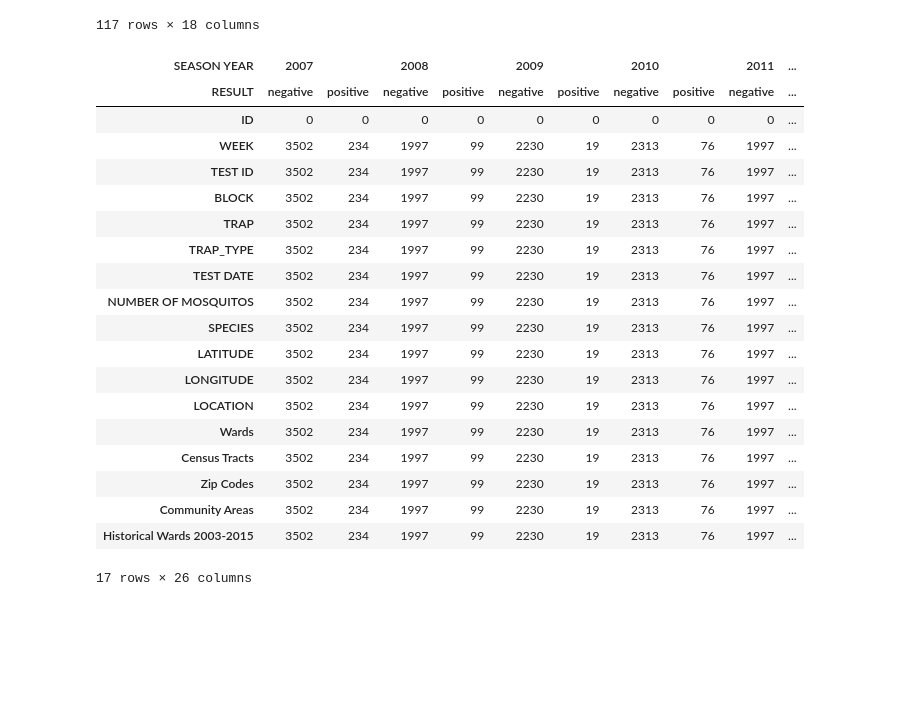
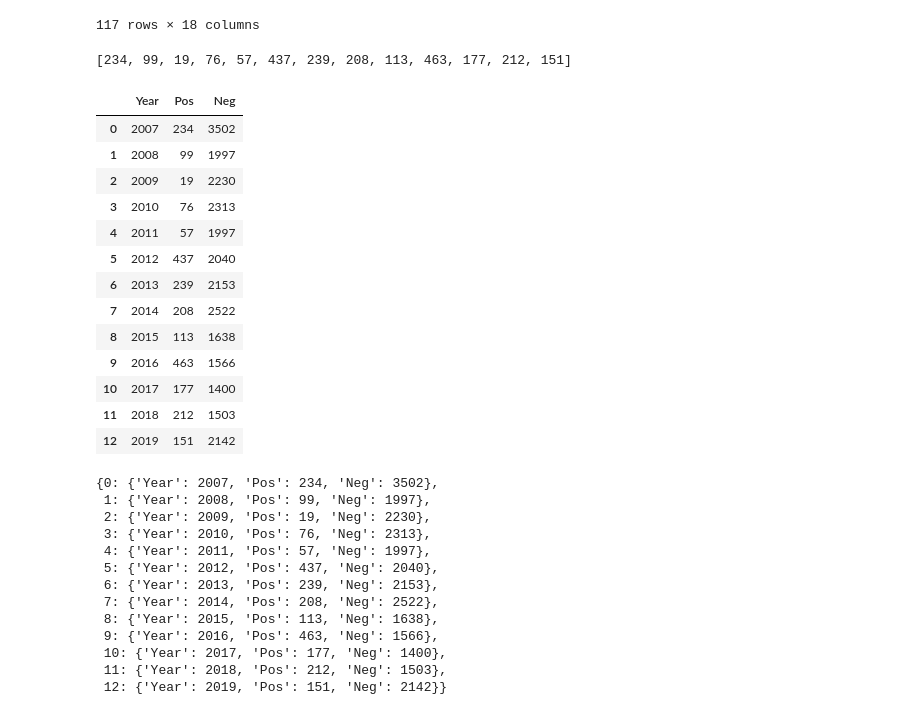
Before and after one commit to jtedrow/fluffy-umbrella, a Jupyter notebook: Untitled.ipynb, the cells around one changed output. Drawn from its saved outputs; the diff is of its cells as text; code cells hidden in the pictures; blank space fills up the shorter version.

```diff
--- a/Untitled.ipynb
+++ b/Untitled.ipynb
@@ -123,26 +123,51 @@ mosq[(mosq["SEASON YEAR"] == "2019") & (mosq["Wards"]=="29")]
 | 3189 | 2019 | 24 | 47909 | 51XX N MONT CLARE AVE | T223 | GRAVID | 2019-06-13T00:06:00.000 | 9 | negative | ... |
 | 3190 | 2019 | 23 | 47762 | 51XX N MONT CLARE AVE | T223 | GRAVID | 2019-06-12T00:06:00.000 | 10 | negative | ... |
 117 rows × 18 columns
-# %%
-mosq.groupby(["SEASON YEAR","RESULT"]).count().T
-# %% [output]
-| SEASON YEAR | 2007 |  | 2008 |  | 2009 |  | 2010 |  | 2011 | ... |
-| RESULT | negative | positive | negative | positive | negative | positive | negative | positive | negative | ... |
-| ID | 0 | 0 | 0 | 0 | 0 | 0 | 0 | 0 | 0 | ... |
-| WEEK | 3502 | 234 | 1997 | 99 | 2230 | 19 | 2313 | 76 | 1997 | ... |
-| TEST ID | 3502 | 234 | 1997 | 99 | 2230 | 19 | 2313 | 76 | 1997 | ... |
-| BLOCK | 3502 | 234 | 1997 | 99 | 2230 | 19 | 2313 | 76 | 1997 | ... |
-| TRAP | 3502 | 234 | 1997 | 99 | 2230 | 19 | 2313 | 76 | 1997 | ... |
-| TRAP_TYPE | 3502 | 234 | 1997 | 99 | 2230 | 19 | 2313 | 76 | 1997 | ... |
-| TEST DATE | 3502 | 234 | 1997 | 99 | 2230 | 19 | 2313 | 76 | 1997 | ... |
-| NUMBER OF MOSQUITOS | 3502 | 234 | 1997 | 99 | 2230 | 19 | 2313 | 76 | 1997 | ... |
-| SPECIES | 3502 | 234 | 1997 | 99 | 2230 | 19 | 2313 | 76 | 1997 | ... |
-| LATITUDE | 3502 | 234 | 1997 | 99 | 2230 | 19 | 2313 | 76 | 1997 | ... |
-| LONGITUDE | 3502 | 234 | 1997 | 99 | 2230 | 19 | 2313 | 76 | 1997 | ... |
-| LOCATION | 3502 | 234 | 1997 | 99 | 2230 | 19 | 2313 | 76 | 1997 | ... |
-| Wards | 3502 | 234 | 1997 | 99 | 2230 | 19 | 2313 | 76 | 1997 | ... |
-| Census Tracts | 3502 | 234 | 1997 | 99 | 2230 | 19 | 2313 | 76 | 1997 | ... |
-| Zip Codes | 3502 | 234 | 1997 | 99 | 2230 | 19 | 2313 | 76 | 1997 | ... |
-| Community Areas | 3502 | 234 | 1997 | 99 | 2230 | 19 | 2313 | 76 | 1997 | ... |
-| Historical Wards 2003-2015 | 3502 | 234 | 1997 | 99 | 2230 | 19 | 2313 | 76 | 1997 | ... |
-17 rows × 26 columns
+# %%
+meta = mosq.groupby(["SEASON YEAR", "RESULT"]).count().reset_index()
+year = list(meta[meta.RESULT == "negative"]["SEASON YEAR"])
+neg = list(meta[meta.RESULT == "negative"]["BLOCK"])
+pos = list(meta[meta.RESULT == "positive"]["BLOCK"])
+# %%
+df = pd.DataFrame({
+    "Year": year,
+    "Pos": pos,
+    "Neg": neg
+})
+# %%
+pos
+# %% [output]
+[234, 99, 19, 76, 57, 437, 239, 208, 113, 463, 177, 212, 151]
+# %%
+df
+# %% [output]
+|  | Year | Pos | Neg |
+| 0 | 2007 | 234 | 3502 |
+| 1 | 2008 | 99 | 1997 |
+| 2 | 2009 | 19 | 2230 |
+| 3 | 2010 | 76 | 2313 |
+| 4 | 2011 | 57 | 1997 |
+| 5 | 2012 | 437 | 2040 |
+| 6 | 2013 | 239 | 2153 |
+| 7 | 2014 | 208 | 2522 |
+| 8 | 2015 | 113 | 1638 |
+| 9 | 2016 | 463 | 1566 |
+| 10 | 2017 | 177 | 1400 |
+| 11 | 2018 | 212 | 1503 |
+| 12 | 2019 | 151 | 2142 |
+# %%
+df.to_dict(orient="index")
+# %% [output]
+{0: {'Year': 2007, 'Pos': 234, 'Neg': 3502},
+ 1: {'Year': 2008, 'Pos': 99, 'Neg': 1997},
+ 2: {'Year': 2009, 'Pos': 19, 'Neg': 2230},
+ 3: {'Year': 2010, 'Pos': 76, 'Neg': 2313},
+ 4: {'Year': 2011, 'Pos': 57, 'Neg': 1997},
+ 5: {'Year': 2012, 'Pos': 437, 'Neg': 2040},
+ 6: {'Year': 2013, 'Pos': 239, 'Neg': 2153},
+ 7: {'Year': 2014, 'Pos': 208, 'Neg': 2522},
+ 8: {'Year': 2015, 'Pos': 113, 'Neg': 1638},
+ 9: {'Year': 2016, 'Pos': 463, 'Neg': 1566},
+ 10: {'Year': 2017, 'Pos': 177, 'Neg': 1400},
+ 11: {'Year': 2018, 'Pos': 212, 'Neg': 1503},
+ 12: {'Year': 2019, 'Pos': 151, 'Neg': 2142}}
```
Also changed, not shown: 2 other files.
